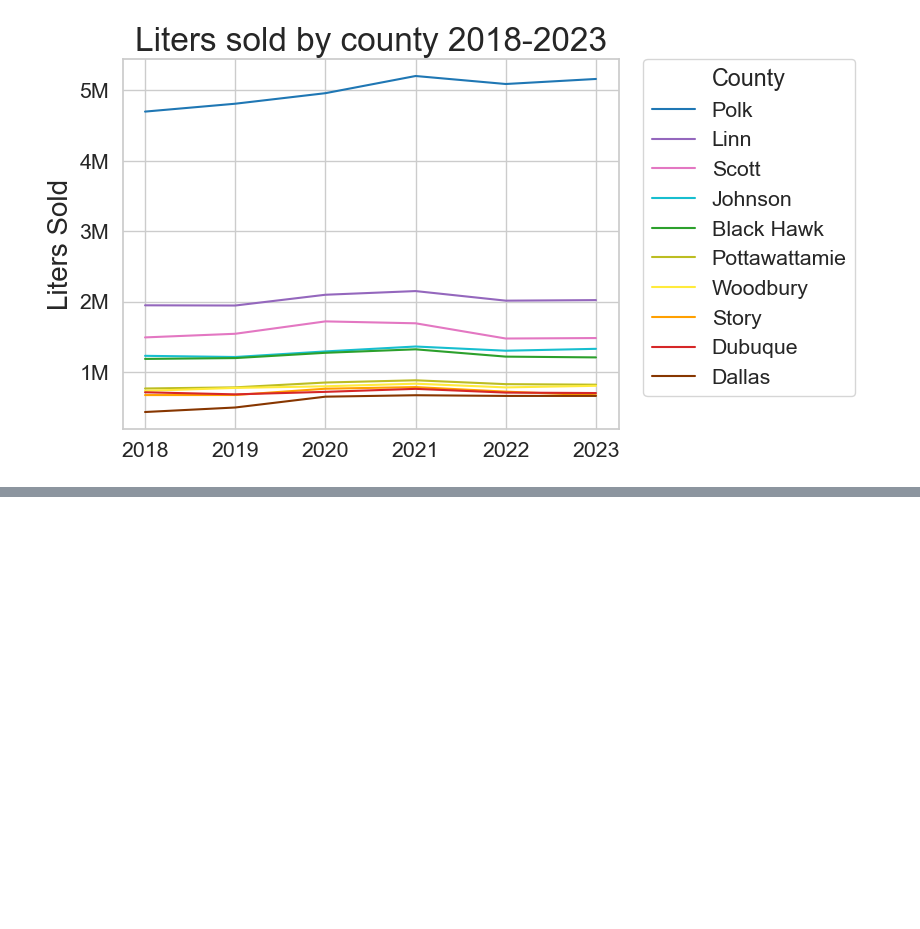
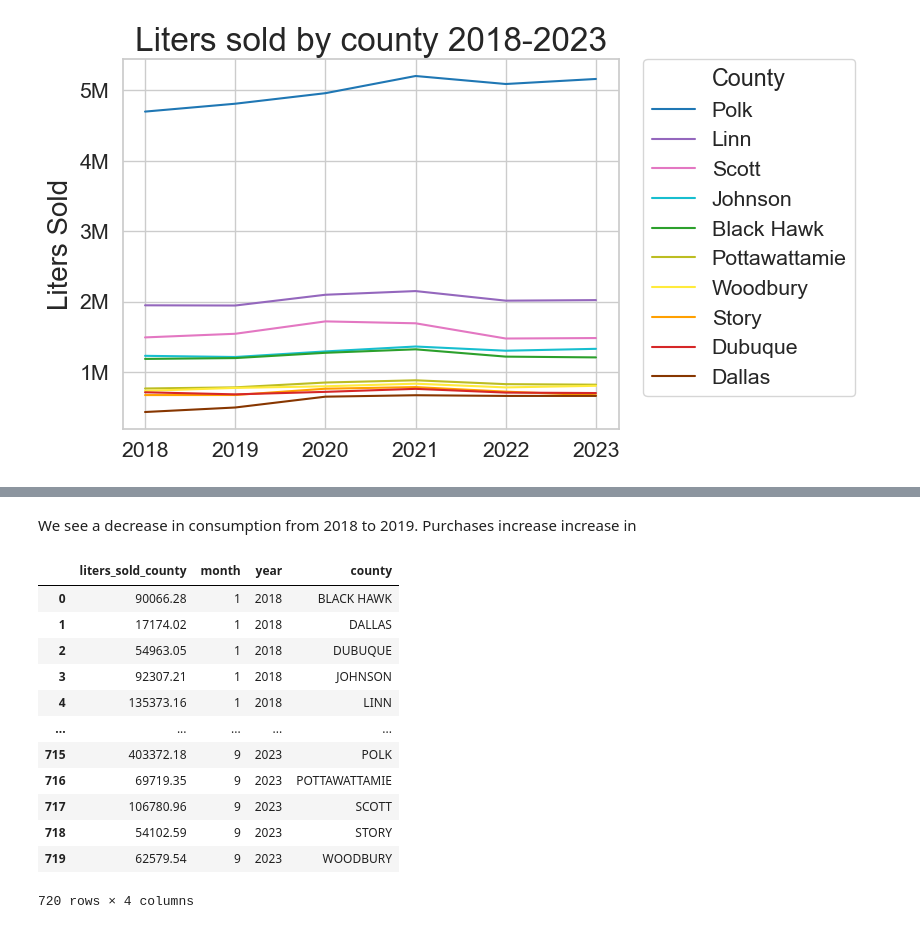
Before and after one commit to amoutafian/iowa_liquor_project, a Jupyter notebook: Iowa _liquor_exploratory_analysis.ipynb, the cells around one changed output, grey strips where cells are left out. Cells and saved outputs as stored; diff of their text form; code cells hidden in the pictures; blank space fills up the shorter version.

```diff
--- a/Iowa _liquor_exploratory_analysis.ipynb
+++ b/Iowa _liquor_exploratory_analysis.ipynb
@@ -330,0 +350,79 @@ plt.show()
+# %% [markdown]
+We see a decrease in consumption from 2018 to 2019. Purchases increase  increase in
+# %%
+liters_county_sum_sql_query = """
+WITH
+source_table AS (
+  SELECT
+    volume_sold_liters,
+    #date,
+    store_number,
+    county,
+    CAST(EXTRACT(YEAR FROM date) AS string) AS year,
+    CAST(EXTRACT(MONTH FROM date) AS string) AS month
+  FROM `bigquery-public-data.iowa_liquor_sales.sales`
+  WHERE EXTRACT(YEAR FROM date) IN ( 2018, 2019, 2020, 2021, 2022, 2023)
+  ),
+
+store_county_map AS (
+  SELECT
+    store_number,
+    MAX(county) AS county
+  FROM source_table
+  WHERE store_number IS NOT NULL
+  GROUP BY store_number
+  ),
+
+joined_table AS (
+  SELECT a.volume_sold_liters, #a.date,
+          a.month, a.year, COALESCE(a.county, b.county) AS county
+  FROM source_table a
+  LEFT JOIN store_county_map b ON a.store_number = b.store_number
+  ),
+
+cleaned_source_table AS (
+  SELECT
+    volume_sold_liters,
+    #date,
+    month,
+    year,
+    county
+  FROM joined_table
+  WHERE county IN ("POLK", "LINN", "SCOTT", "JOHNSON", "BLACK HAWK", "WOODBURY", "DUBUQUE", "STORY", "DALLAS", "POTTAWATTAMIE")
+  ),
+
+liters_county_sum AS (
+  SELECT
+     SUM(volume_sold_liters) as liters_sold_county,
+     #date,
+     month,
+     year,
+     county
+  FROM cleaned_source_table
+  GROUP BY month, year, county
+  )
+
+  SELECT
+        *
+  FROM liters_county_sum
+  ORDER BY month, year, county
+
+""" .strip()
+
+liters_county_sum_df = pd.read_sql_query(liters_county_sum_sql_query, engine)
+#lag_month['county'] = percent_change_county['county'].str.title()
+liters_county_sum_df
+# %% [output]
+|  | liters_sold_county | month | year | county |
+| 0 | 90066.28 | 1 | 2018 | BLACK HAWK |
+| 1 | 17174.02 | 1 | 2018 | DALLAS |
+| 2 | 54963.05 | 1 | 2018 | DUBUQUE |
+| 3 | 92307.21 | 1 | 2018 | JOHNSON |
+| 4 | 135373.16 | 1 | 2018 | LINN |
+| ... | ... | ... | ... | ... |
+| 715 | 403372.18 | 9 | 2023 | POLK |
+| 716 | 69719.35 | 9 | 2023 | POTTAWATTAMIE |
+| 717 | 106780.96 | 9 | 2023 | SCOTT |
+| 718 | 54102.59 | 9 | 2023 | STORY |
+| 719 | 62579.54 | 9 | 2023 | WOODBURY |
+720 rows × 4 columns
```
Also changed, not shown: parts of 16 cells of this notebook.
